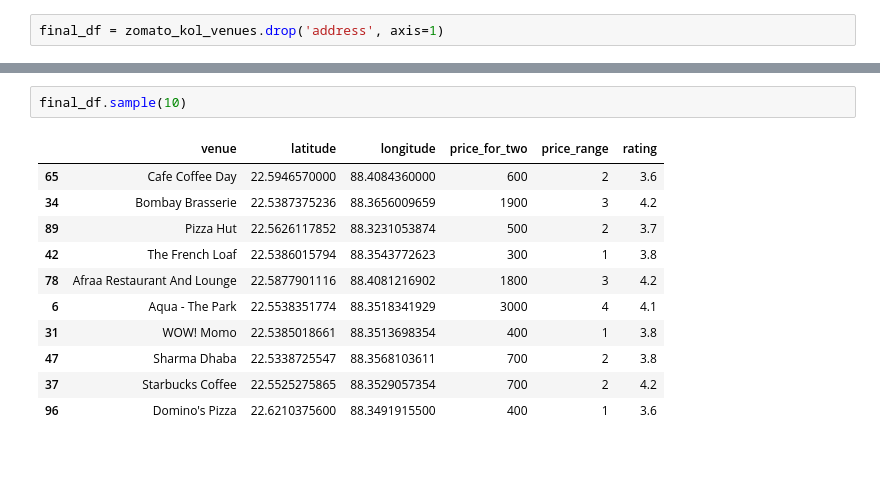
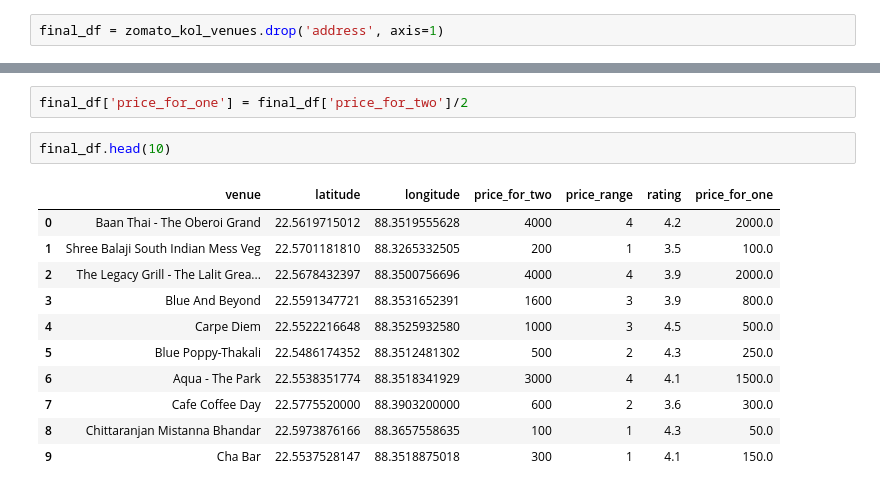
Before and after one commit to cssoumyade/Clustering-European-Cities, a Jupyter notebook: Exploring The City of Joy.ipynb, the cells around one changed output, grey strips where cells are left out. Cells and saved outputs as stored; diff of their text form; blank space fills up the shorter version.

```diff
--- a/Exploring The City of Joy.ipynb
+++ b/Exploring The City of Joy.ipynb
@@ -187,14 +191,16 @@ final_df = zomato_kol_venues.drop('address', axis=1)
+# %%
+final_df['price_for_one'] = final_df['price_for_two']/2
 # %%
-final_df.sample(10)
+final_df.head(10)
 # %% [output]
-|  | venue | latitude | longitude | price_for_two | price_range | rating |
-| 65 | Cafe Coffee Day | 22.5946570000 | 88.4084360000 | 600 | 2 | 3.6 |
-| 34 | Bombay Brasserie | 22.5387375236 | 88.3656009659 | 1900 | 3 | 4.2 |
-| 89 | Pizza Hut | 22.5626117852 | 88.3231053874 | 500 | 2 | 3.7 |
-| 42 | The French Loaf | 22.5386015794 | 88.3543772623 | 300 | 1 | 3.8 |
-| 78 | Afraa Restaurant And Lounge | 22.5877901116 | 88.4081216902 | 1800 | 3 | 4.2 |
-| 6 | Aqua - The Park | 22.5538351774 | 88.3518341929 | 3000 | 4 | 4.1 |
-| 31 | WOW! Momo | 22.5385018661 | 88.3513698354 | 400 | 1 | 3.8 |
-| 47 | Sharma Dhaba | 22.5338725547 | 88.3568103611 | 700 | 2 | 3.8 |
-| 37 | Starbucks Coffee | 22.5525275865 | 88.3529057354 | 700 | 2 | 4.2 |
-| 96 | Domino's Pizza | 22.6210375600 | 88.3491915500 | 400 | 1 | 3.6 |
+|  | venue | latitude | longitude | price_for_two | price_range | rating | price_for_one |
+| 0 | Baan Thai - The Oberoi Grand | 22.5619715012 | 88.3519555628 | 4000 | 4 | 4.2 | 2000.0 |
+| 1 | Shree Balaji South Indian Mess Veg | 22.5701181810 | 88.3265332505 | 200 | 1 | 3.5 | 100.0 |
+| 2 | The Legacy Grill - The Lalit Grea... | 22.5678432397 | 88.3500756696 | 4000 | 4 | 3.9 | 2000.0 |
+| 3 | Blue And Beyond | 22.5591347721 | 88.3531652391 | 1600 | 3 | 3.9 | 800.0 |
+| 4 | Carpe Diem | 22.5522216648 | 88.3525932580 | 1000 | 3 | 4.5 | 500.0 |
+| 5 | Blue Poppy-Thakali | 22.5486174352 | 88.3512481302 | 500 | 2 | 4.3 | 250.0 |
+| 6 | Aqua - The Park | 22.5538351774 | 88.3518341929 | 3000 | 4 | 4.1 | 1500.0 |
+| 7 | Cafe Coffee Day | 22.5775520000 | 88.3903200000 | 600 | 2 | 3.6 | 300.0 |
+| 8 | Chittaranjan Mistanna Bhandar | 22.5973876166 | 88.3657558635 | 100 | 1 | 4.3 | 50.0 |
+| 9 | Cha Bar | 22.5537528147 | 88.3518875018 | 300 | 1 | 4.1 | 150.0 |
```
Also changed, not shown: parts of 3 cells of this notebook.
